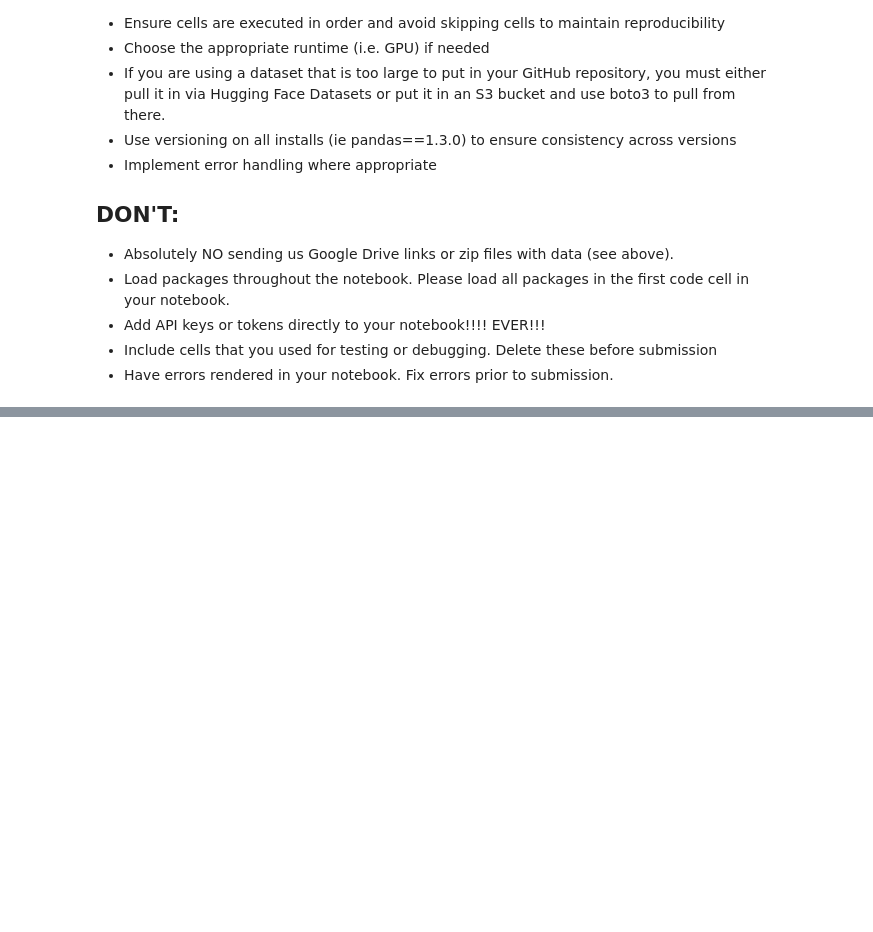
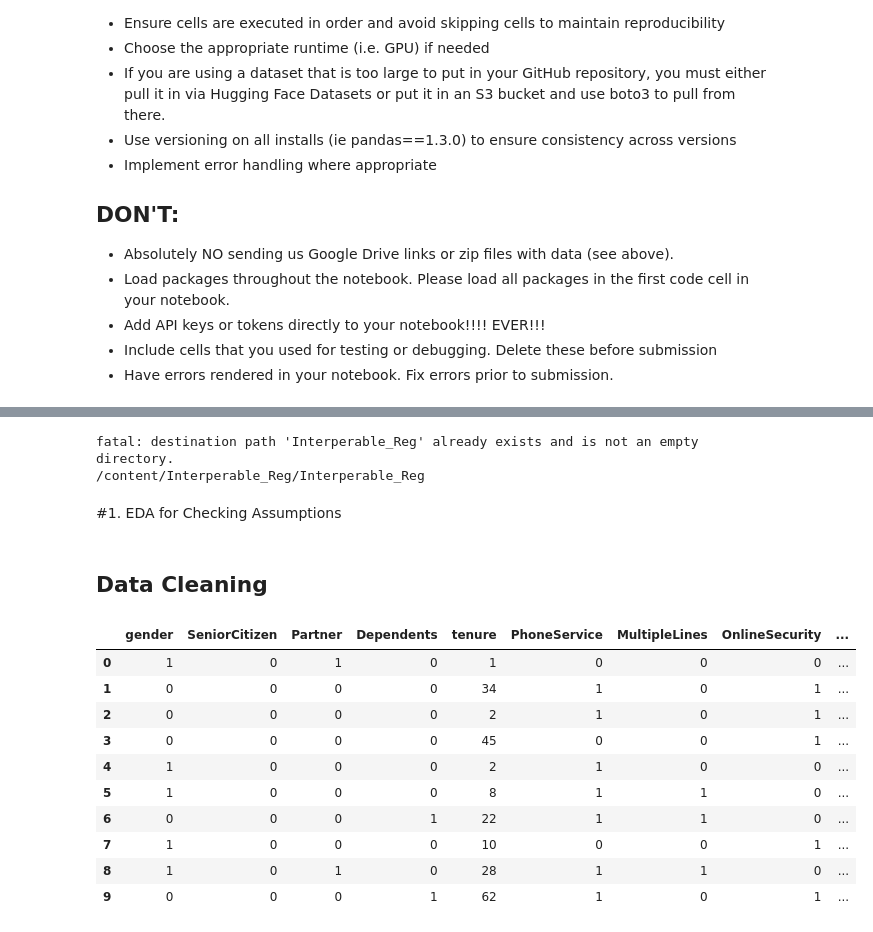
Before and after one commit to bd1ng/Interperable_Reg, a Jupyter notebook: interp_reg.ipynb, the cells around one changed output, grey strips where cells are left out. Drawn from its saved outputs; the diff is of its cells as text; code cells hidden in the pictures; blank space fills up the shorter version.

```diff
--- a/interp_reg.ipynb
+++ b/interp_reg.ipynb
@@ -63,0 +59,79 @@ userdata.get('secretName')
+# %%
+#Connect Github & Colab
+
+repo_name = "Interperable_Reg"
+git_path = 'https://github.com/bd1ng/Interperable_Reg.git'
+!git clone "{git_path}"
+path_to_notebook = os.path.join(repo_name)
+%cd "{path_to_notebook}"
+%ls
+# %% [output]
+fatal: destination path 'Interperable_Reg' already exists and is not an empty directory.
+/content/Interperable_Reg/Interperable_Reg
+# %% [markdown]
+#1. EDA for Checking Assumptions
+# %% [markdown]
+## Data Cleaning
+# %%
+# Load Dataset
+df = pd.read_csv("telco_churn.csv")
+df = df.drop(columns = 'customerID')
+
+# Update Data Type
+df['TotalCharges'] = pd.to_numeric(df['TotalCharges'], errors='coerce')
+df['TotalCharges'] = df['TotalCharges'].astype('float64')
+
+# Revise Format for Regression
+df['gender'] = df['gender'].replace({'Male': 0, 'Female': 1})
+
+# Change Boolean Columns to Dummy Variables
+yn_col = [2,3,5,15,19]
+yn_col = [df.columns[i] for i in yn_col] #troubleshooted by GPT4o on 1/22/2025 at 10:06p
+
+for col in yn_col:
+  df[col] = df[col].replace({'No':0,'Yes':1})
+
+# Change Boolean Columns to Dummy Variables - For these columns, assume NA = No
+ynx_col = [6,8,9,10,11,12,13]
+ynx_col = [df.columns[i] for i in ynx_col]
+for col in ynx_col:
+  df[col] = df[col].replace({'No':0, 'Yes':1})
+  df[col] = df[col].apply(lambda x: 0 if x not in [1, 0] else x) #refined with help of GPT4o on 1/22/2025 at 9:06p
+
+# Set up Internet Service Dummy
+df['InternetServiceType'] = df['InternetService']
+
+# One Hot Encoding - Drop first column to avoid dummy variable trap
+hot_col = [14, 16]
+hot_col = [df.columns[i] for i in hot_col]
+df_encoded = pd.get_dummies(df, columns=hot_col, drop_first=True) #generated by GPT4o on 1/22/2025 at 9:16p
+
+# One Hot Encoding - Custom drop "No"
+df_internet = pd.get_dummies(df['InternetServiceType'], drop_first = False)
+df_internet = df_internet.drop(columns = 'No')
+df = pd.concat([df_encoded,df_internet], axis=1) #refined by GPT4o on 1/22/2025 at 10:16p
+
+# Transform Booleans into Dummary Variables
+bool_col = range(19,26) #corrected by GPT4o at 10:25p
+bool_col = [df.columns[i] for i in bool_col]
+for col in bool_col:
+  df[col] = df[col].astype(int)
+
+# Final clean-up for regression
+df = df.drop(columns = ['InternetService','InternetServiceType'])
+df = df.dropna()
+df = df.apply(pd.to_numeric, errors='coerce')
+
+df.head(10)
+# %% [output]
+|  | gender | SeniorCitizen | Partner | Dependents | tenure | PhoneService | MultipleLines | OnlineSecurity | ... |
+| 0 | 1 | 0 | 1 | 0 | 1 | 0 | 0 | 0 | ... |
+| 1 | 0 | 0 | 0 | 0 | 34 | 1 | 0 | 1 | ... |
+| 2 | 0 | 0 | 0 | 0 | 2 | 1 | 0 | 1 | ... |
+| 3 | 0 | 0 | 0 | 0 | 45 | 0 | 0 | 1 | ... |
+| 4 | 1 | 0 | 0 | 0 | 2 | 1 | 0 | 0 | ... |
+| 5 | 1 | 0 | 0 | 0 | 8 | 1 | 1 | 0 | ... |
+| 6 | 0 | 0 | 0 | 1 | 22 | 1 | 1 | 0 | ... |
+| 7 | 1 | 0 | 0 | 0 | 10 | 0 | 0 | 1 | ... |
+| 8 | 1 | 0 | 1 | 0 | 28 | 1 | 1 | 0 | ... |
+| 9 | 0 | 0 | 0 | 1 | 62 | 1 | 0 | 1 | ... |
```
Also changed, not shown: parts of 37 cells of this notebook.
